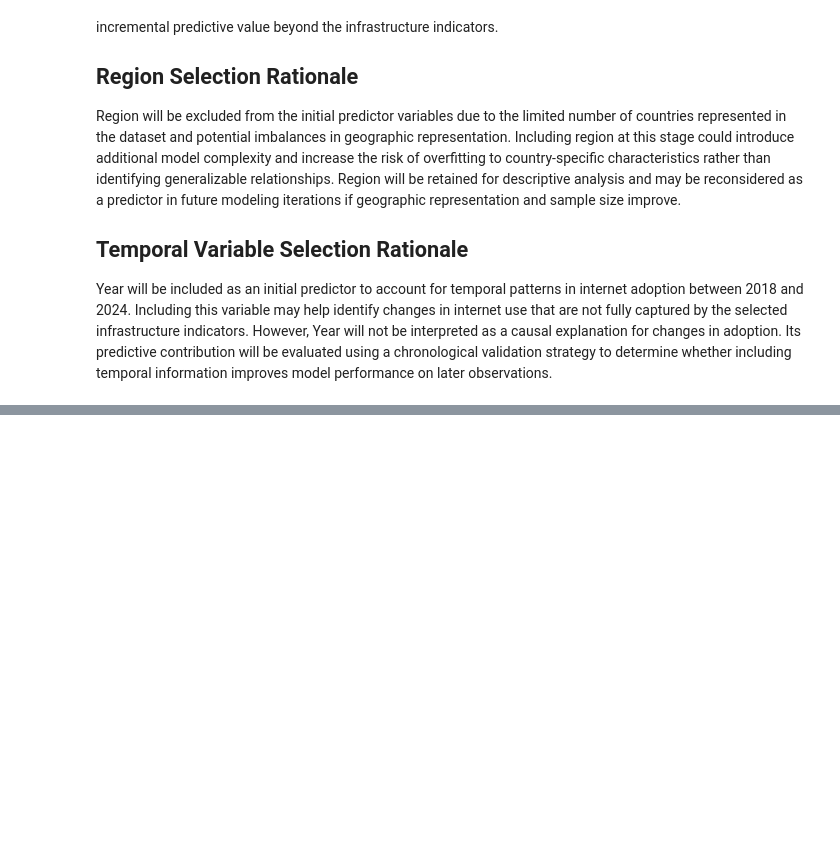
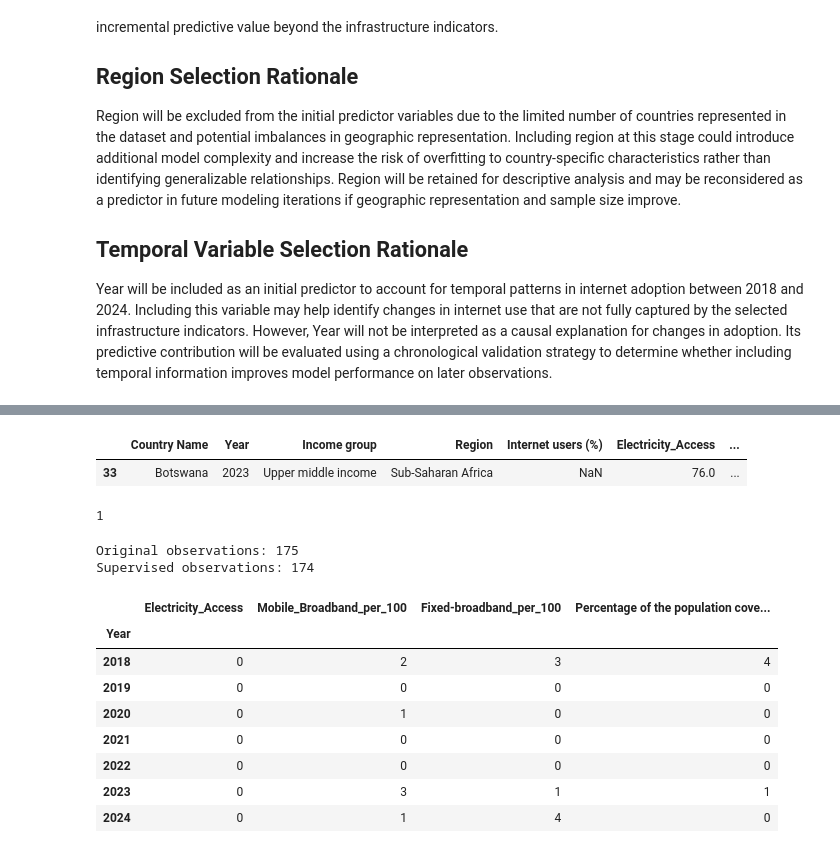
Before and after one commit to ajbunny/AI-Readiness-Governance-Capstone, a Jupyter notebook: notebooks/06_modeling_data_preparation.ipynb, the cells around one changed output, grey strips where cells are left out. Drawn from its saved outputs; the diff is of its cells as text; code cells hidden in the pictures; blank space fills up the shorter version.

Commit message:
Continued working Model prep and mapping out how to train model

```diff
--- a/notebooks/06_modeling_data_preparation.ipynb
+++ b/notebooks/06_modeling_data_preparation.ipynb
@@ -147,0 +163,36 @@ Year will be included as an initial predictor to account for temporal patterns i
+# %%
+modeling_df[modeling_df["Internet users (%)"].isna()]
+# %% [output]
+|  | Country Name | Year | Income group | Region | Internet users (%) | Electricity_Access | ... |
+| 33 | Botswana | 2023 | Upper middle income | Sub-Saharan Africa | NaN | 76.0 | ... |
+# %%
+# Receieved a type error that modeling_df was a list so I had to restore it to a dataframe.
+modeling_df = analysis_df[modeling_columns].copy()
+# %%
+modeling_df[target].isna().sum()
+# %% [output]
+1
+# %%
+# Keeping only the rows with complete data for all model variables
+
+supervised_modeling_df = modeling_df.dropna(subset=[target]).copy()
+
+print('Original observations:', len(modeling_df))
+print('Supervised observations:', len(supervised_modeling_df))
+# %% [output]
+Original observations: 175
+Supervised observations: 174
+# %%
+# Looking to see how many predictor values are missing in each year for the supervised modeling dataframe
+
+supervised_modeling_df.groupby('Year')[predictors].apply(lambda df: df.isna().sum())
+# %% [output]
+|  | Electricity_Access | Mobile_Broadband_per_100 | Fixed-broadband_per_100 | Percentage of the population cove... |
+| Year |  |  |  |  |
+| 2018 | 0 | 2 | 3 | 4 |
+| 2019 | 0 | 0 | 0 | 0 |
+| 2020 | 0 | 1 | 0 | 0 |
+| 2021 | 0 | 0 | 0 | 0 |
+| 2022 | 0 | 0 | 0 | 0 |
+| 2023 | 0 | 3 | 1 | 1 |
+| 2024 | 0 | 1 | 4 | 0 |
```
Also changed, not shown: parts of 1 cell of this notebook.
